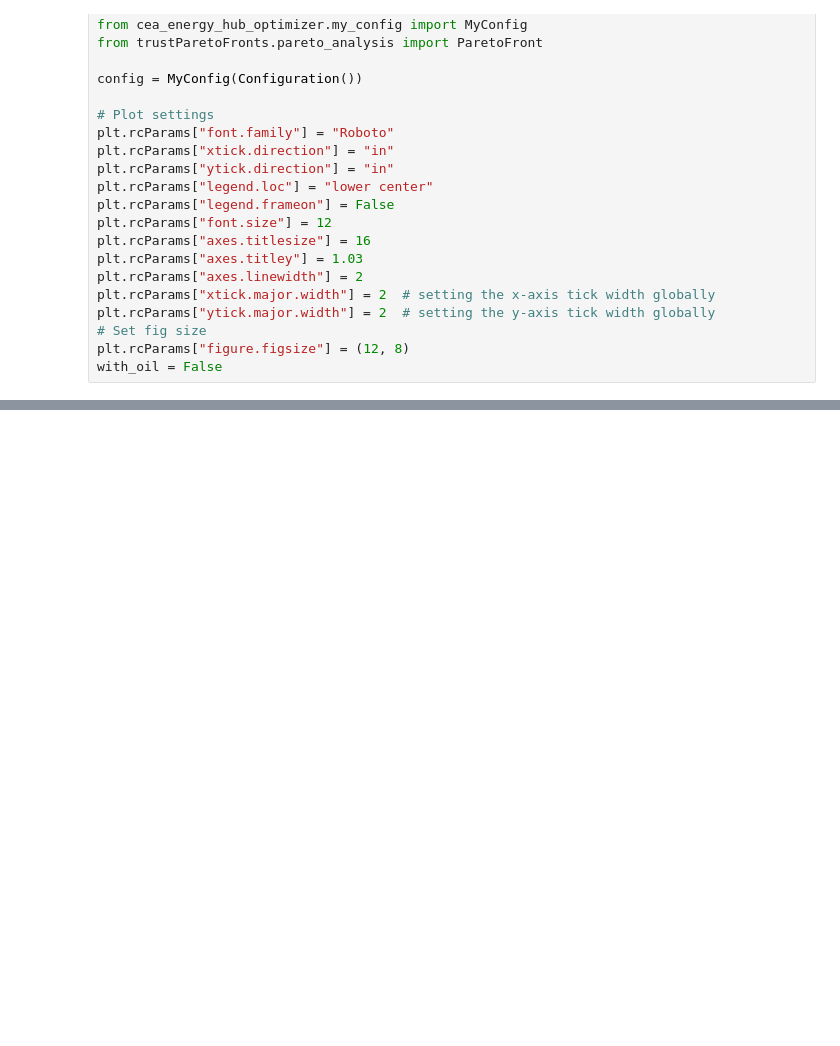
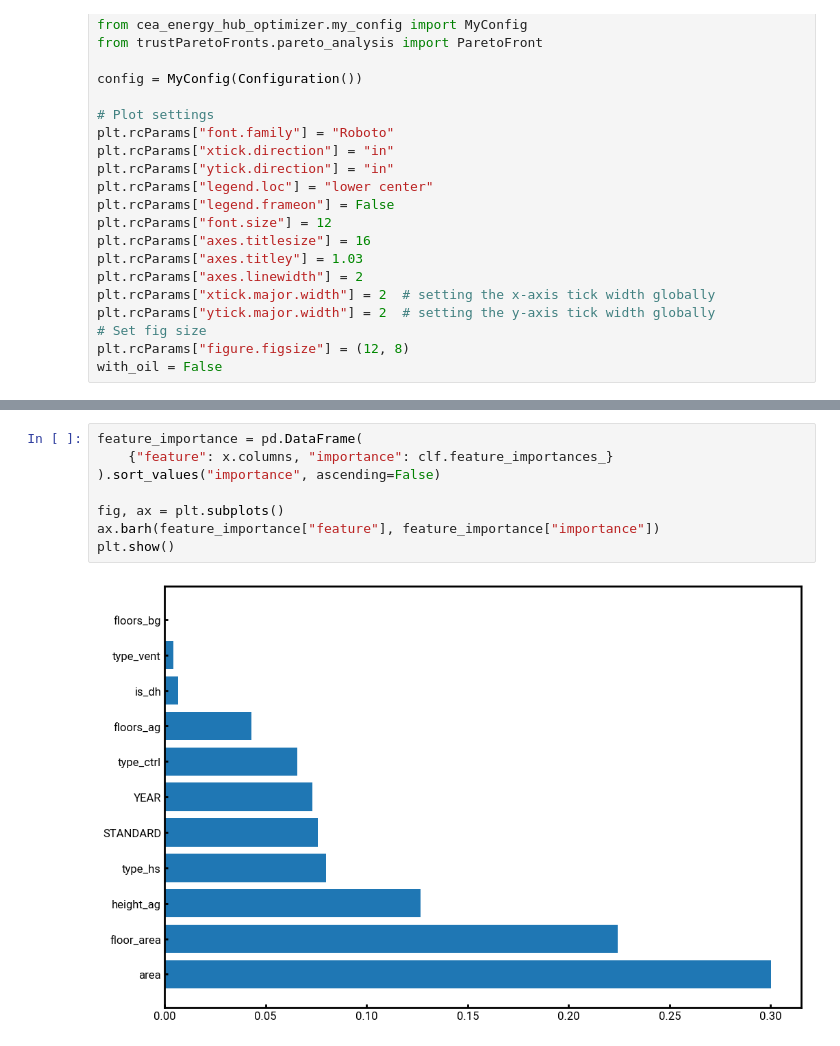
Before and after one commit to yiqiaowang-arch/energy_hub_optimizer_calliope, a Jupyter notebook: trustParetoFronts/pareto_front_analysis.ipynb, the cells around one changed output, grey strips where cells are left out. Drawn from its saved outputs; the diff is of its cells as text; blank space fills up the shorter version.

```diff
--- a/trustParetoFronts/pareto_front_analysis.ipynb
+++ b/trustParetoFronts/pareto_front_analysis.ipynb
@@ -309,0 +337,10 @@ ax.axhline(0, color="black", linewidth=0.5, linestyle="--")
+# %%
+feature_importance = pd.DataFrame(
+    {"feature": x.columns, "importance": clf.feature_importances_}
+).sort_values("importance", ascending=False)
+
+fig, ax = plt.subplots()
+ax.barh(feature_importance["feature"], feature_importance["importance"])
+plt.show()
+# %% [output]
+[figure, added]
```
Also changed, not shown: parts of 17 cells of this notebook.
